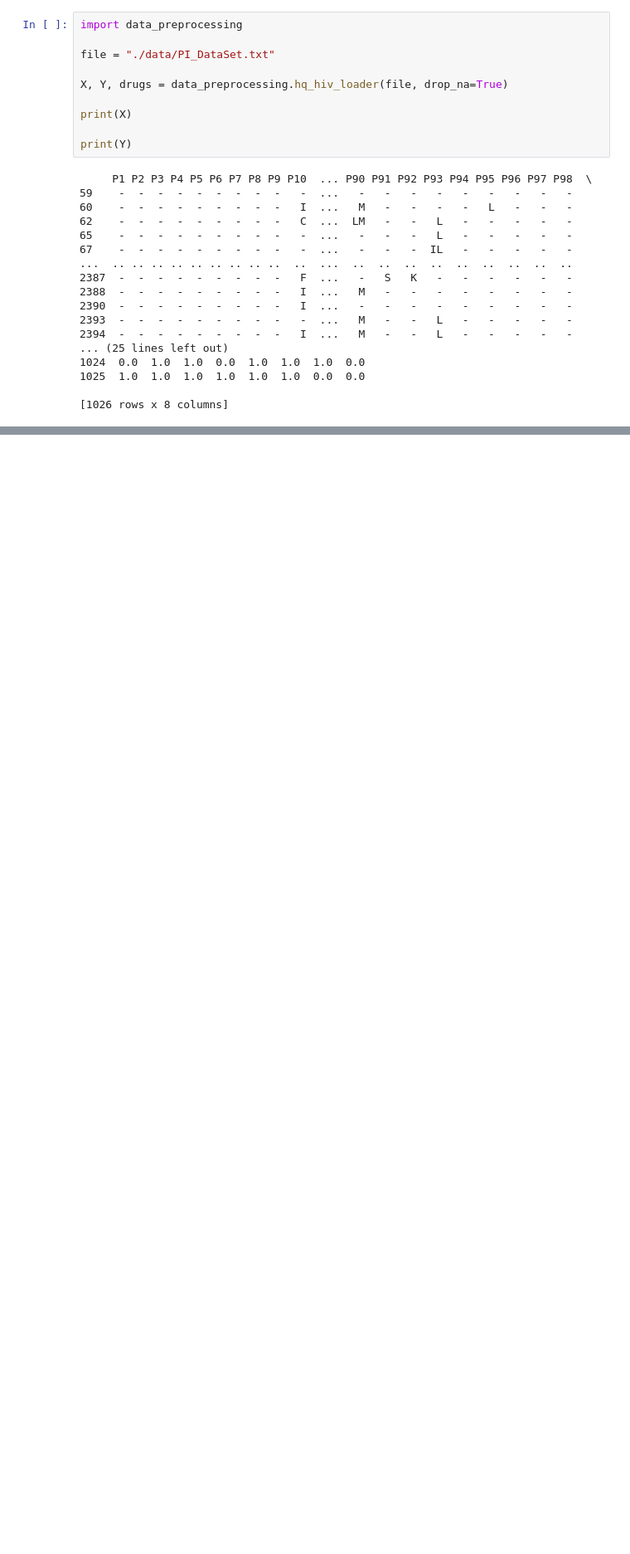
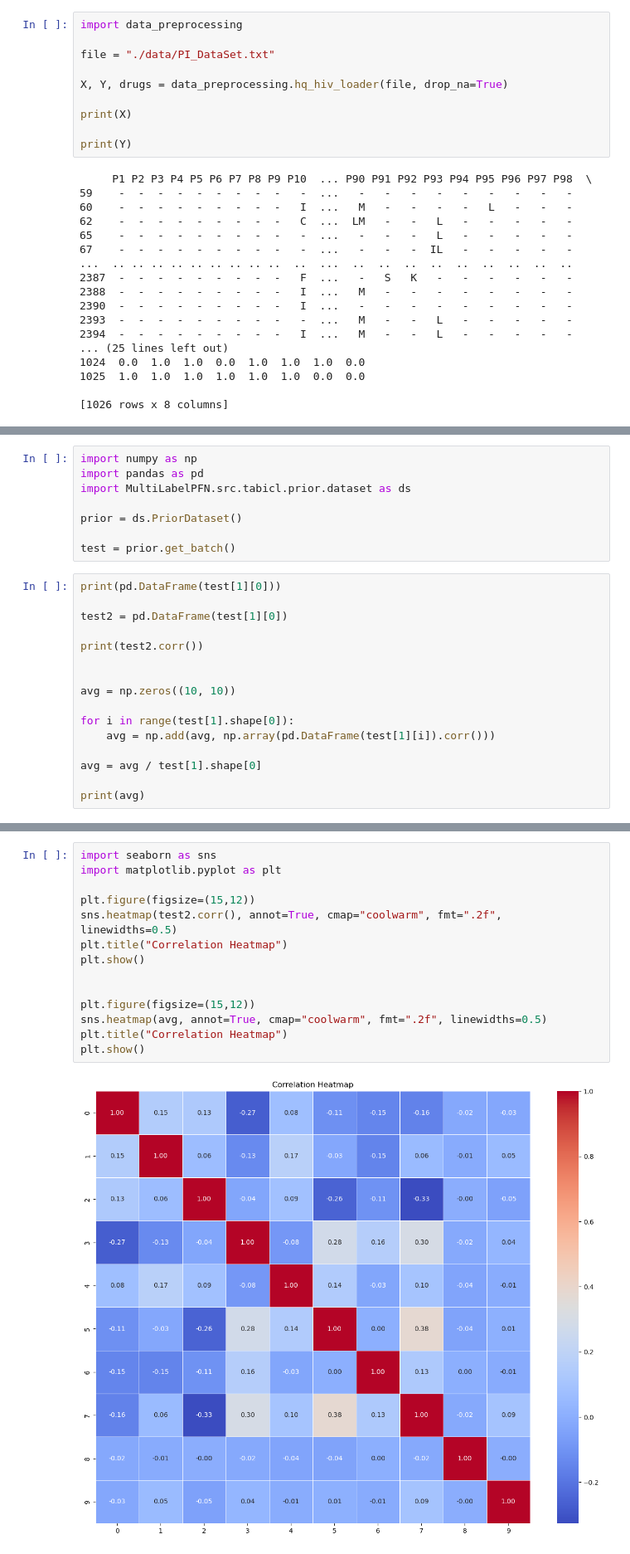
Before and after one commit to FloAvis/MultiLabel-PFN, a Jupyter notebook: Sandbox.ipynb, the cells around one changed output, grey strips where cells are left out. Shown at 83% size. Drawn from its saved outputs; the diff is of its cells as text; blank space fills up the shorter version.

```diff
--- a/Sandbox.ipynb
+++ b/Sandbox.ipynb
@@ -1867,0 +1802,24 @@ print(len([0, 1, 2, 3, 42, 17, 47, 38, 46, 10, 92, 24, 16, 75, 77, 14, 18, 60, 6
+# %%
+import numpy as np
+import pandas as pd
+import MultiLabelPFN.src.tabicl.prior.dataset as ds
+
+prior = ds.PriorDataset()
+
+test = prior.get_batch()
+# %%
+print(pd.DataFrame(test[1][0]))
+
+test2 = pd.DataFrame(test[1][0])
+
+print(test2.corr())
+
+
+avg = np.zeros((10, 10))
+
+for i in range(test[1].shape[0]):
+    avg = np.add(avg, np.array(pd.DataFrame(test[1][i]).corr()))
+
+avg = avg / test[1].shape[0]
+
+print(avg)
@@ -1867,0 +1844,16 @@ print(len([0, 1, 2, 3, 42, 17, 47, 38, 46, 10, 92, 24, 16, 75, 77, 14, 18, 60, 6
+# %%
+import seaborn as sns
+import matplotlib.pyplot as plt
+
+plt.figure(figsize=(15,12))
+sns.heatmap(test2.corr(), annot=True, cmap="coolwarm", fmt=".2f", linewidths=0.5)
+plt.title("Correlation Heatmap")
+plt.show()
+
+
+plt.figure(figsize=(15,12))
+sns.heatmap(avg, annot=True, cmap="coolwarm", fmt=".2f", linewidths=0.5)
+plt.title("Correlation Heatmap")
+plt.show()
+# %% [output]
+[figure, added]
```
Also changed, not shown: parts of 7 cells of this notebook, 3 other files.
